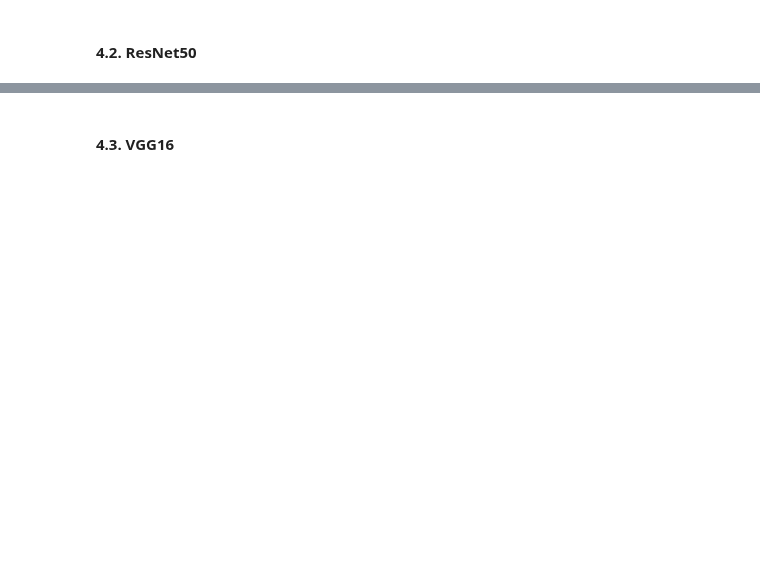
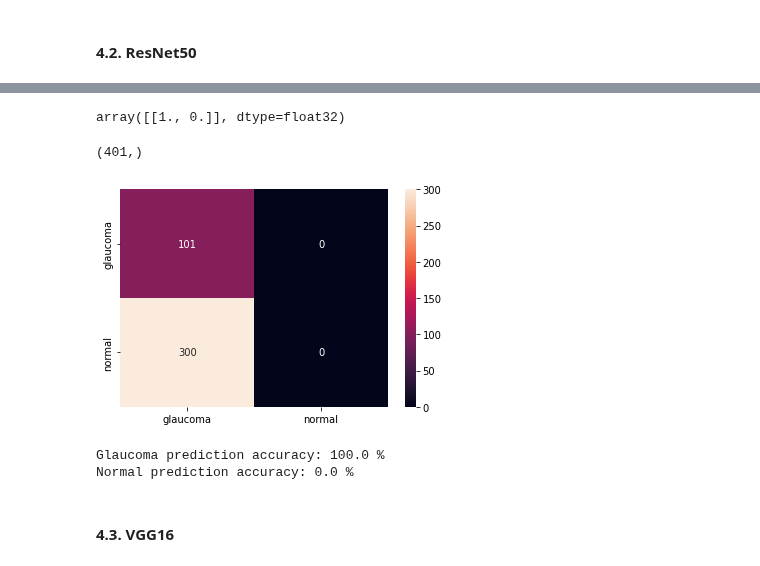
Before and after one commit to sabinagio/do-you-see-what-AI-see, a Jupyter notebook: scripts/4-acrima-models-evaluation.ipynb, the cells around one changed output, grey strips where cells are left out. Cells and saved outputs as stored; diff of their text form; code cells hidden in the pictures; blank space fills up the shorter version.

```diff
--- a/scripts/4-acrima-models-evaluation.ipynb
+++ b/scripts/4-acrima-models-evaluation.ipynb
@@ -115,0 +108,5 @@ draw_conf_matrix(y_test, y_test_pred)
+# %%
+X, y = get_testing_data([kaggle_g_dir, kaggle_n_dir], (224, 224))
+# %%
+y_pred = resnet_model.predict(X, batch_size=20)
+print(y_pred[:10])
@@ -116,3 +124,18 @@ draw_conf_matrix(y_test, y_test_pred)
+# %%
+np.unique(y_pred, axis=0)
+# %% [output]
+array([[1., 0.]], dtype=float32)
+# %%
+y_pred_conv = convert_predictions(y_pred)
+y_pred_conv.shape
+# %% [output]
+(401,)
+# %%
+draw_conf_matrix(y, y_pred_conv)
+# %% [output]
+[figure, added]
+Glaucoma prediction accuracy: 100.0 %
+Normal prediction accuracy: 0.0 %
 # %% [markdown]
 #### 4.3. VGG16
 # %%
```
Also changed, not shown: parts of 56 cells of this notebook.
